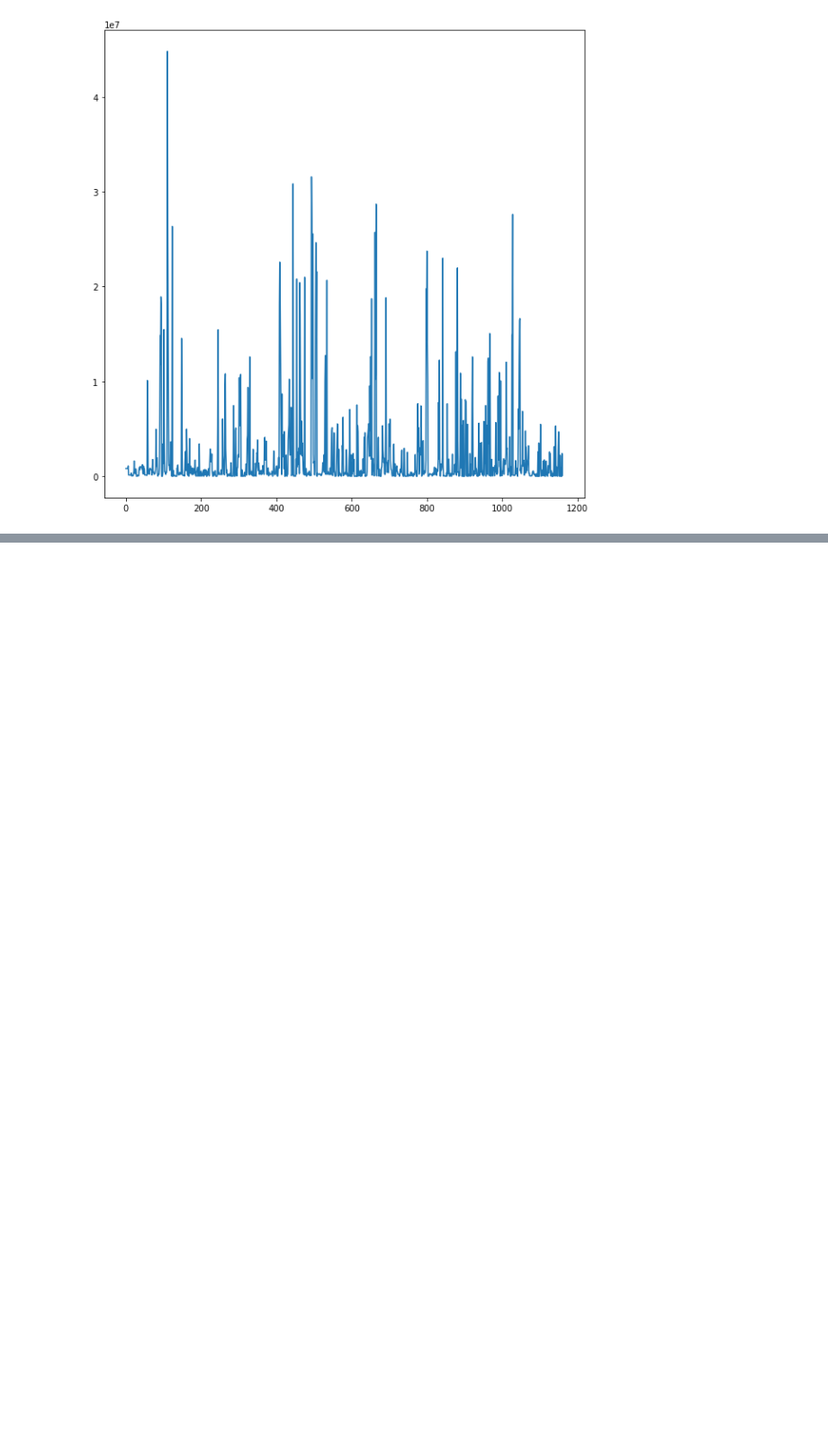
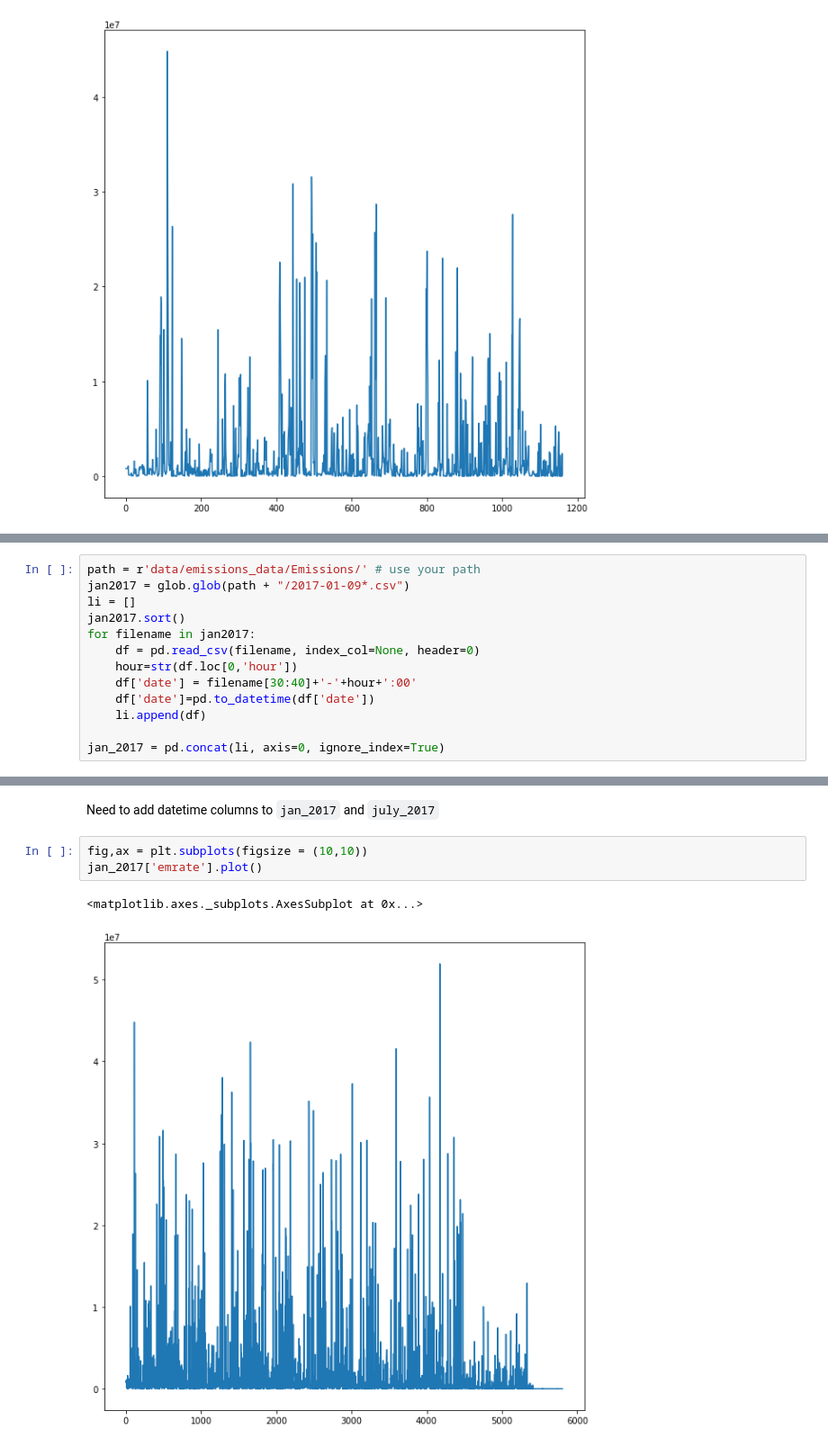
Before and after one commit to gajaha/smc-cuda-intersect, a Jupyter notebook: q2.ipynb, the cells around one changed output, grey strips where cells are left out. Shown at 90% size. Saved outputs shown, nothing was run; the diff lists cells and outputs as text; blank space fills up the shorter version.

```diff
--- a/q2.ipynb
+++ b/q2.ipynb
@@ -70,0 +93,13 @@ Road type - which dataset is this
+# %%
+path = r'data/emissions_data/Emissions/' # use your path
+jan2017 = glob.glob(path + "/2017-01-09*.csv")
+li = []
+jan2017.sort()
+for filename in jan2017:
+    df = pd.read_csv(filename, index_col=None, header=0)
+    hour=str(df.loc[0,'hour'])
+    df['date'] = filename[30:40]+'-'+hour+':00'
+    df['date']=pd.to_datetime(df['date'])
+    li.append(df)
+
+jan_2017 = pd.concat(li, axis=0, ignore_index=True)
@@ -70,0 +119,8 @@ Road type - which dataset is this
+# %% [markdown]
+Need to add datetime columns to `jan_2017` and `july_2017`
+# %%
+fig,ax = plt.subplots(figsize = (10,10))
+jan_2017['emrate'].plot()
+# %% [output]
+<matplotlib.axes._subplots.AxesSubplot at 0x...>
+[figure, added]
```
Also changed, not shown: parts of 24 cells of this notebook, 1 other file.
